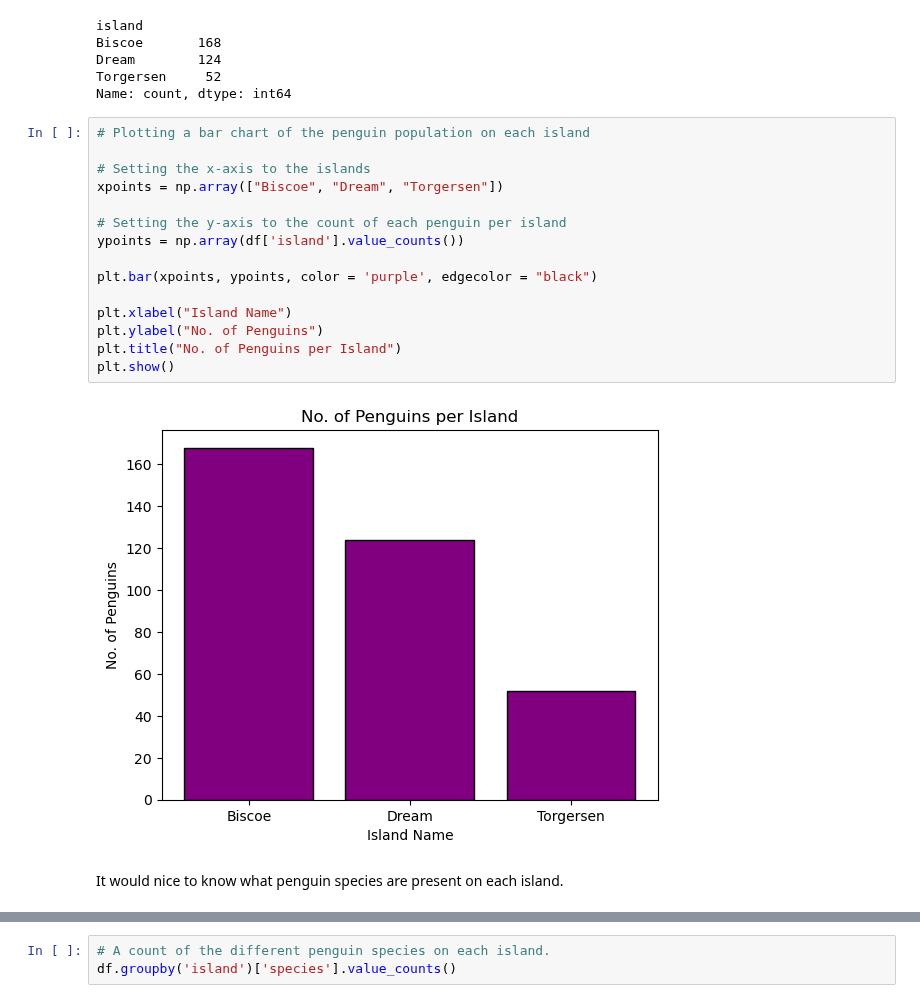
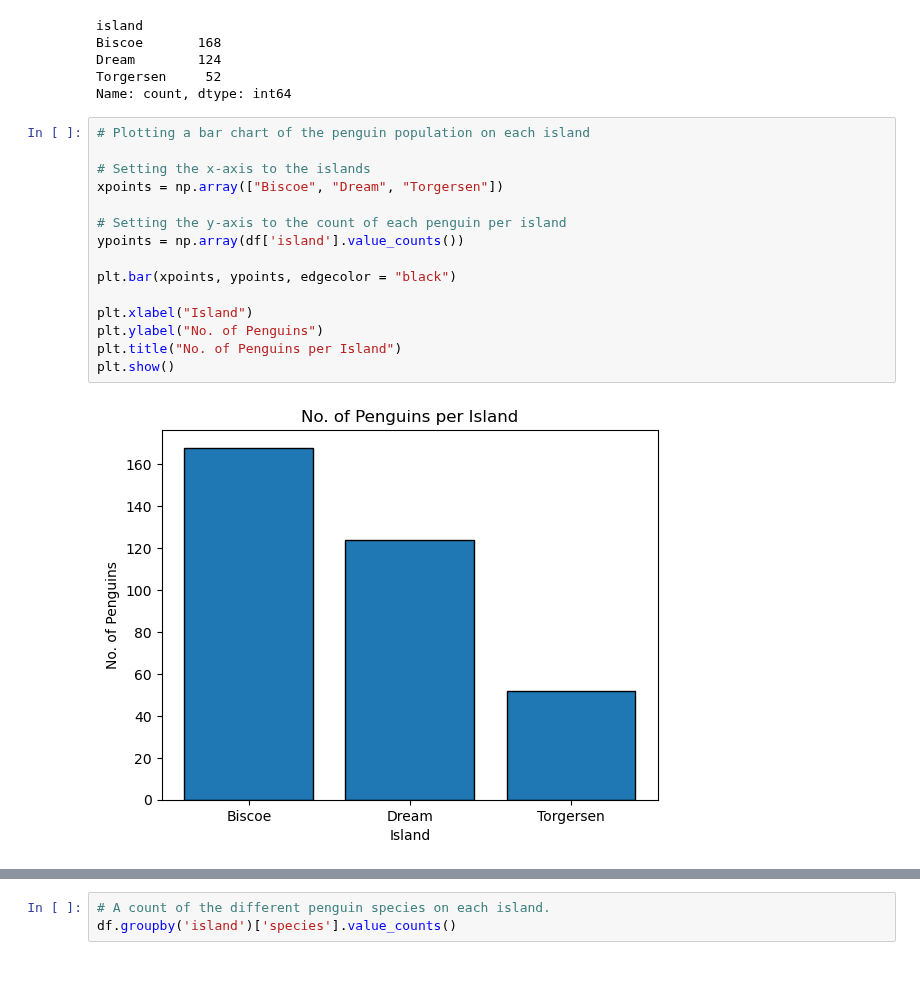
Before and after one commit to IreneKilgannon/DataAnalytics, a Jupyter notebook: penguins.ipynb, the cells around one changed output, grey strips where cells are left out. Drawn from its saved outputs; the diff is of its cells as text; blank space fills up the shorter version.

Commit message:
tidy up of histogram section

```diff
--- a/penguins.ipynb
+++ b/penguins.ipynb
@@ -184,19 +162,17 @@ Name: count, dtype: int64
 # %%
 # Plotting a bar chart of the penguin population on each island
 
 # Setting the x-axis to the islands
 xpoints = np.array(["Biscoe", "Dream", "Torgersen"])
 
 # Setting the y-axis to the count of each penguin per island
 ypoints = np.array(df['island'].value_counts())
 
-plt.bar(xpoints, ypoints, color = 'purple', edgecolor = "black")
+plt.bar(xpoints, ypoints, edgecolor = "black")
 
-plt.xlabel("Island Name")
+plt.xlabel("Island")
 plt.ylabel("No. of Penguins")
 plt.title("No. of Penguins per Island")
 plt.show()
 # %% [output]
-[figure, old version]
+[figure, new version]
-# %% [markdown]
-It would nice to know what penguin species are present on each island.
```
Also changed, not shown: parts of 6 cells of this notebook.
